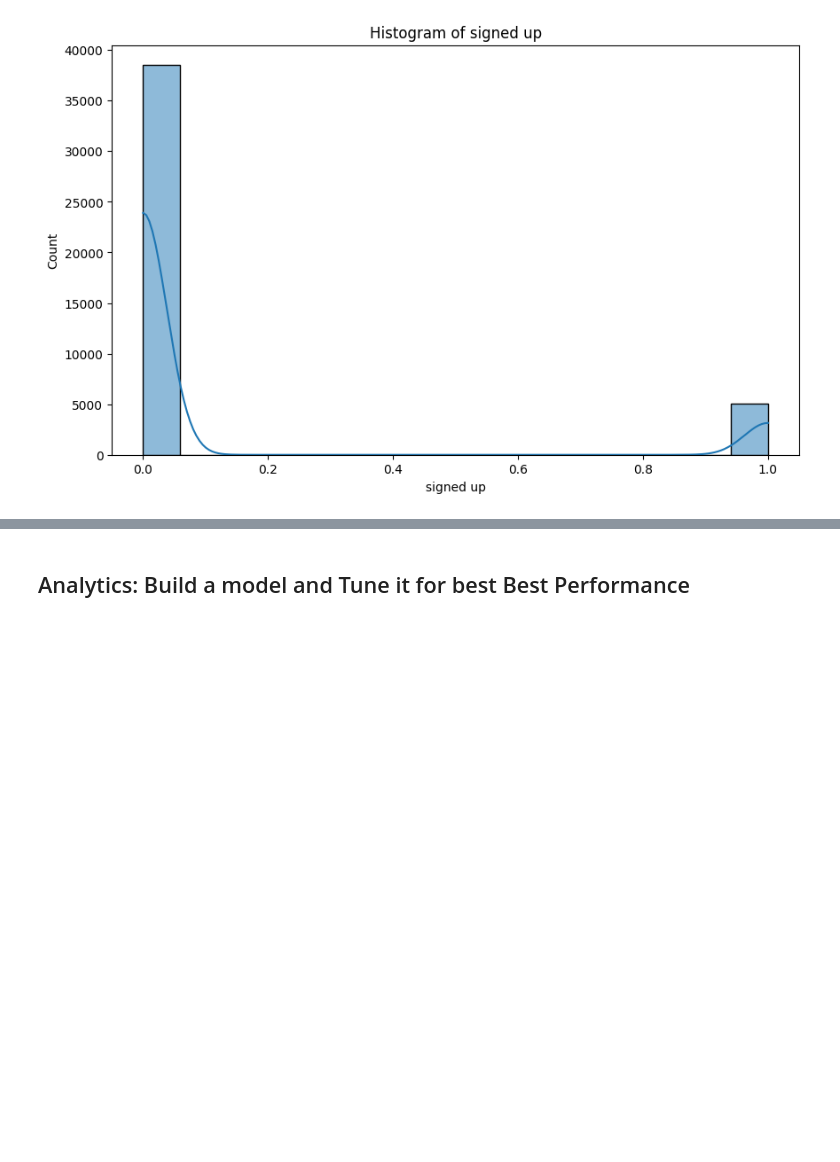
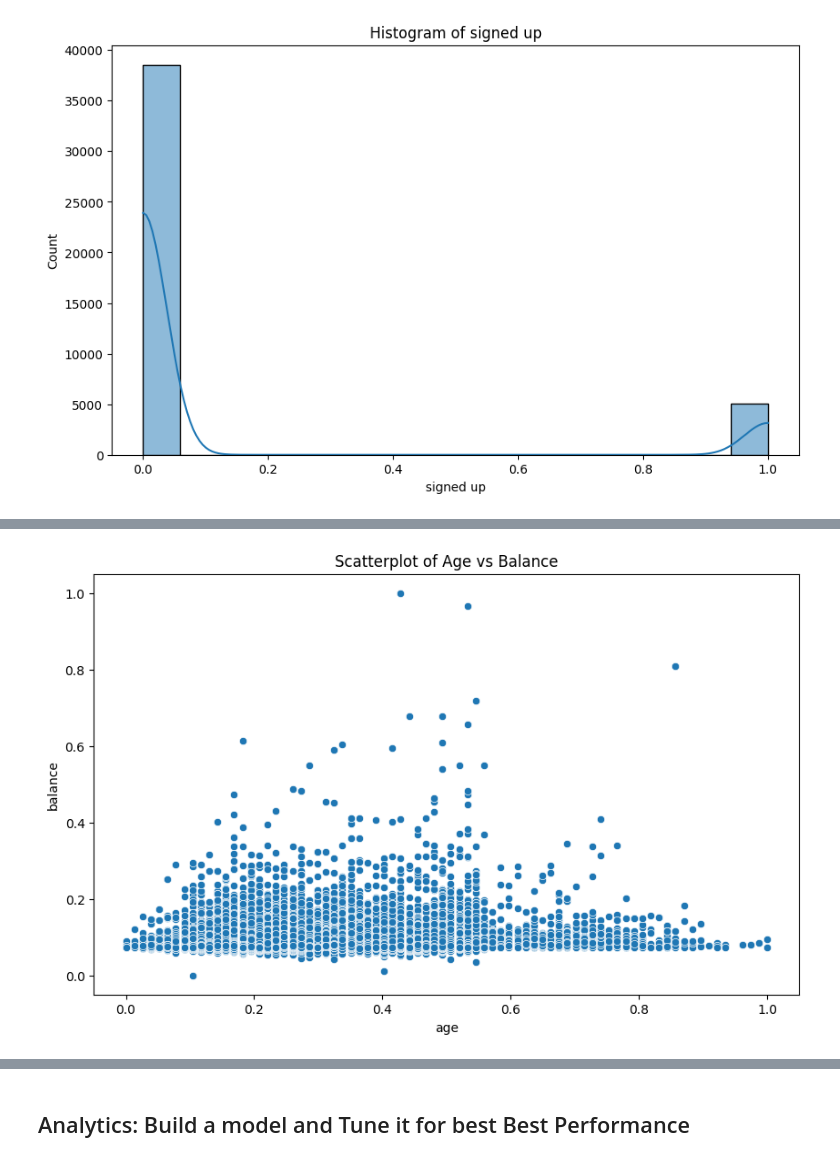
Before and after one commit to Honor06/ds1001_final_HH, a Jupyter notebook: ds1001_final/notebooks/Final_Project_Notebook.ipynb, the cells around one changed output, grey strips where cells are left out. Saved outputs shown, nothing was run; the diff lists cells and outputs as text; code cells hidden in the pictures; blank space fills up the shorter version.

```diff
--- a/ds1001_final/notebooks/Final_Project_Notebook.ipynb
+++ b/ds1001_final/notebooks/Final_Project_Notebook.ipynb
@@ -139,12 +151,12 @@ num_numeric_columns = "xx".select_dtypes(include=['number']).shape[1]
 # %%
 # Normalization
 scaler = MinMaxScaler()
-"xx"["xx".select_dtypes(include=['number']).columns] = scaler.fit_transform("xx".select_dtypes(include=['number']))
+dataset[dataset.select_dtypes(include=['number']).columns] = scaler.fit_transform(dataset.select_dtypes(include=['number']))
 # %%
 # Likely need to convert categorical columns to category dtype
-for col in "xx".select_dtypes(include=['object']).columns:
-    "xx"[col] = "xx"[col].astype('category')
+for col in dataset.select_dtypes(include=['object']).columns:
+    dataset[col] = dataset[col].astype('category')
 # %%
 # Creating dummy variables, make sure the variables that need to be converted to dummies are categorical, not numeric.
 # This might require you to convert some columns to categorical first using astype('category')
-"xx" = pd.get_dummies("xx", drop_first=True)
+dataset = pd.get_dummies(dataset, drop_first=True)
@@ -154,13 +188,15 @@ print("xx".isnull().sum())
 # %%
 # remove missing values if needed
-"xx" = "xx".dropna()
+dataset = dataset.dropna()
 # %%
 # Scatterplot between two continuous variables
 plt.figure(figsize=(10, 6))
-sns.scatterplot(x='Variable1', y='Variable2', data="xx")  # Replace 'Variable1' and 'Variable2' with your column names
-plt.title('Scatterplot of Variable1 vs Variable2')
+sns.scatterplot(x='age', y='balance', data=dataset)  # Replace 'Variable1' and 'Variable2' with your column names
+plt.title('Scatterplot of Age vs Balance')
 plt.savefig('scatterplot.png')  # Save the scatterplot image
 plt.show()
+# %% [output]
+[figure, added]
 # %%
 # Density chart of a continuous variable
 plt.figure(figsize=(10, 6))
```
Also changed, not shown: parts of 22 cells of this notebook.
